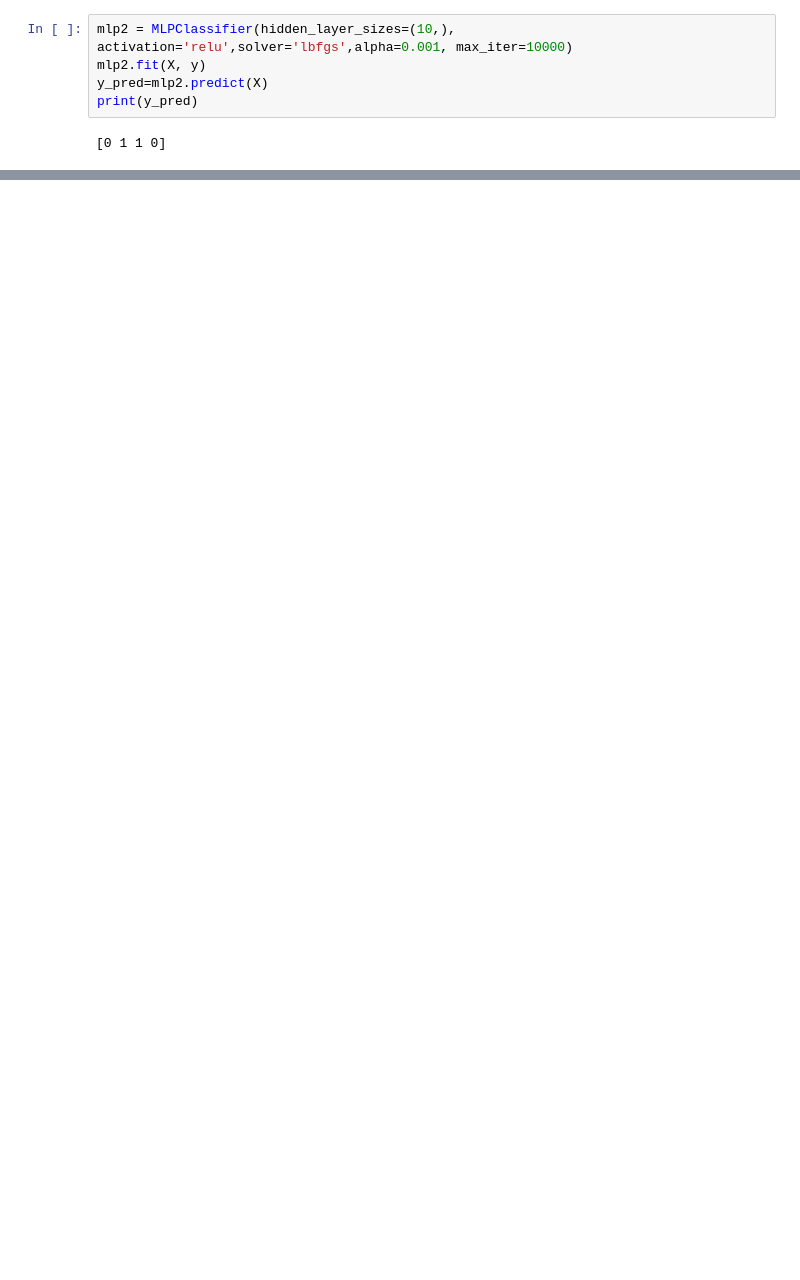
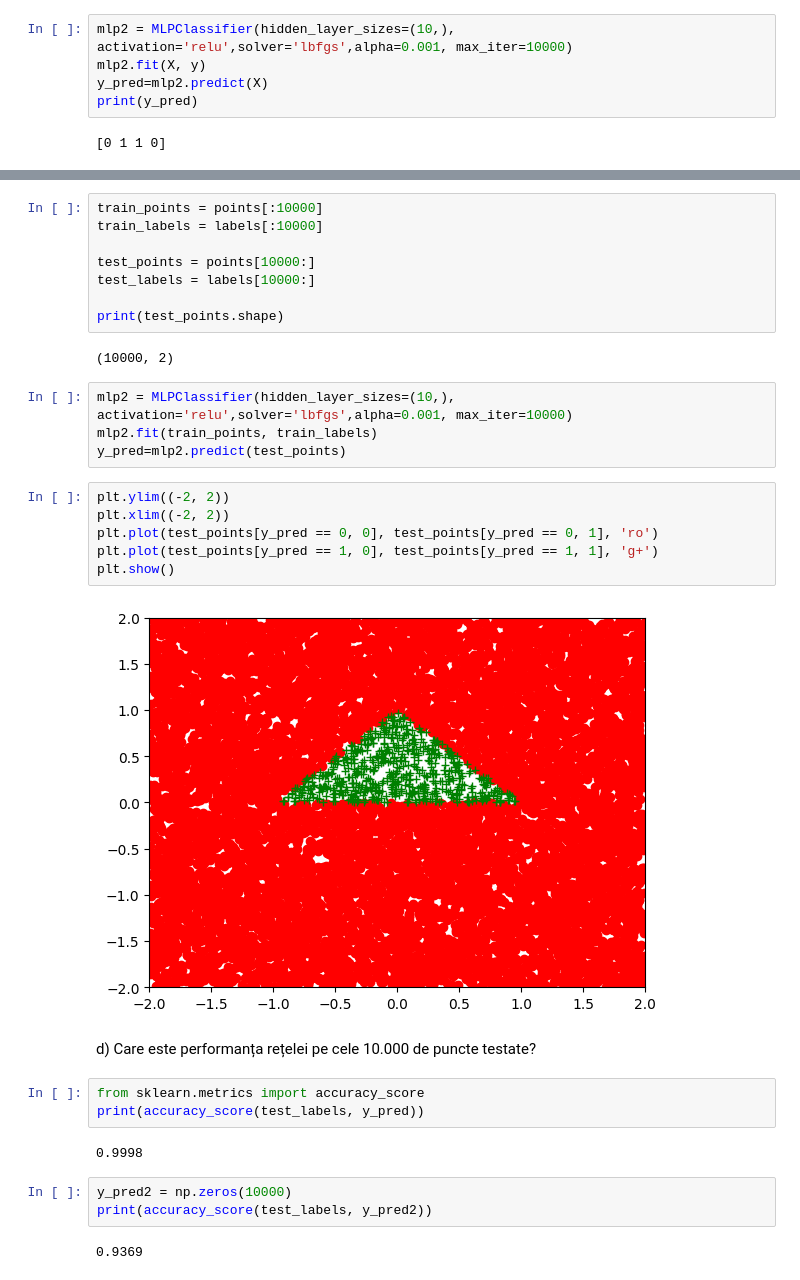
Before and after one commit to Robyss/Inteligenta-Artificiala, a Jupyter notebook: Lab 7/Laborator_7.ipynb, the cells around one changed output, grey strips where cells are left out. Drawn from its saved outputs; the diff is of its cells as text; blank space fills up the shorter version.

```diff
--- a/Lab 7/Laborator_7.ipynb
+++ b/Lab 7/Laborator_7.ipynb
@@ -50,0 +86,34 @@ plt.show()
+# %%
+train_points = points[:10000]
+train_labels = labels[:10000]
+
+test_points = points[10000:]
+test_labels = labels[10000:]
+
+print(test_points.shape)
+# %% [output]
+(10000, 2)
+# %%
+mlp2 = MLPClassifier(hidden_layer_sizes=(10,), activation='relu',solver='lbfgs',alpha=0.001, max_iter=10000)
+mlp2.fit(train_points, train_labels)
+y_pred=mlp2.predict(test_points)
+# %%
+plt.ylim((-2, 2))
+plt.xlim((-2, 2))
+plt.plot(test_points[y_pred == 0, 0], test_points[y_pred == 0, 1], 'ro')
+plt.plot(test_points[y_pred == 1, 0], test_points[y_pred == 1, 1], 'g+')
+plt.show()
+# %% [output]
+[figure, added]
+# %% [markdown]
+d) Care este performanța rețelei pe cele 10.000 de puncte testate?
+# %%
+from sklearn.metrics import accuracy_score
+print(accuracy_score(test_labels, y_pred))
+# %% [output]
+0.9998
+# %%
+y_pred2 = np.zeros(10000)
+print(accuracy_score(test_labels, y_pred2))
+# %% [output]
+0.9369
```
Also changed, not shown: parts of 8 cells of this notebook, 4 other files.
